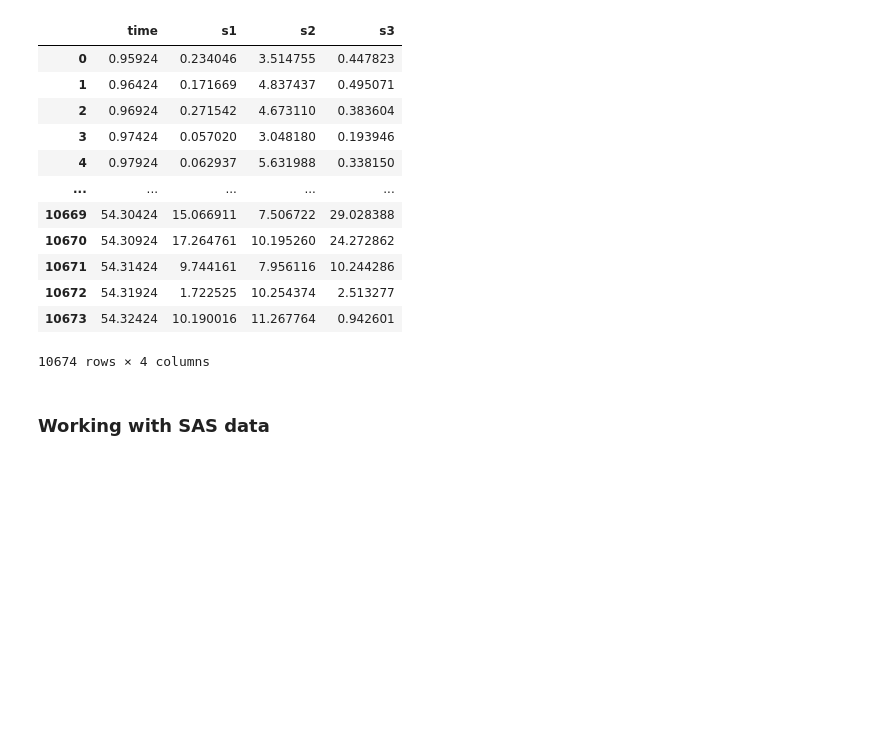
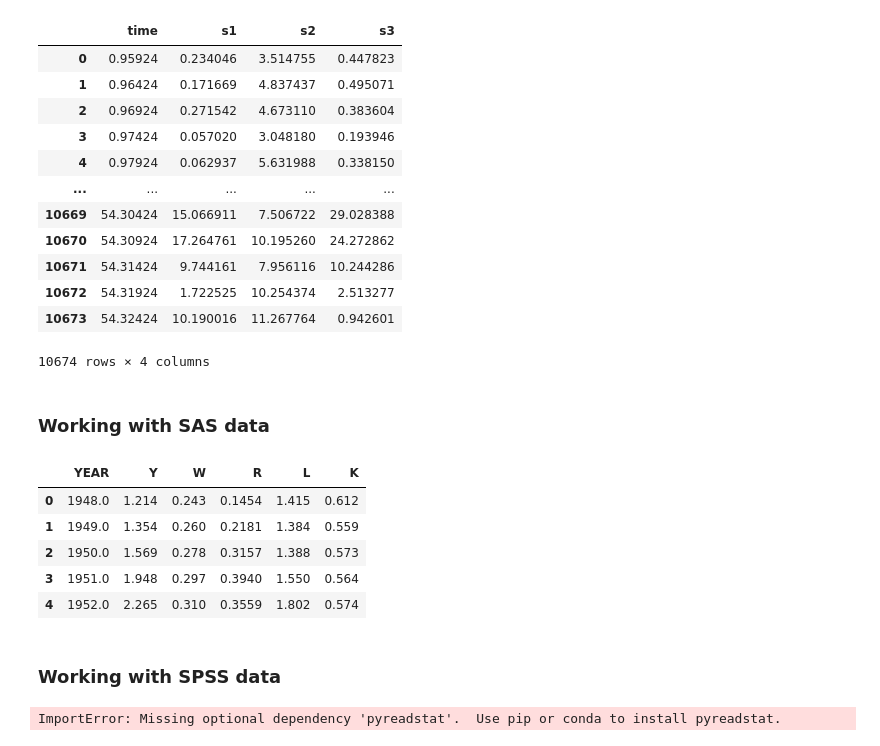
Before and after one commit to mlhudson1/CIDM4310-70_Pandas, a Jupyter notebook: Chapter3.ipynb, the cells around one changed output. Drawn from its saved outputs; the diff is of its cells as text; code cells hidden in the pictures; blank space fills up the shorter version.

Commit message:
Ch.3 - Working with SPSS data

```diff
--- a/Chapter3.ipynb
+++ b/Chapter3.ipynb
@@ -339,0 +338,17 @@ data
+# %%
+data = pd.read_sas('Chapter3-Datasets//airline.sas7bdat')
+data.head()
+# %% [output]
+|  | YEAR | Y | W | R | L | K |
+| 0 | 1948.0 | 1.214 | 0.243 | 0.1454 | 1.415 | 0.612 |
+| 1 | 1949.0 | 1.354 | 0.260 | 0.2181 | 1.384 | 0.559 |
+| 2 | 1950.0 | 1.569 | 0.278 | 0.3157 | 1.388 | 0.573 |
+| 3 | 1951.0 | 1.948 | 0.297 | 0.3940 | 1.550 | 0.564 |
+| 4 | 1952.0 | 2.265 | 0.310 | 0.3559 | 1.802 | 0.574 |
+# %% [markdown]
+### Working with SPSS data
+# %%
+data=pd.read_spss('Chapter3-Datasets/bodyfat.sav')
+data.head()
+# %% [output]
+ImportError: Missing optional dependency 'pyreadstat'.  Use pip or conda to install pyreadstat.
```
Also changed, not shown: parts of 1 cell of this notebook.
